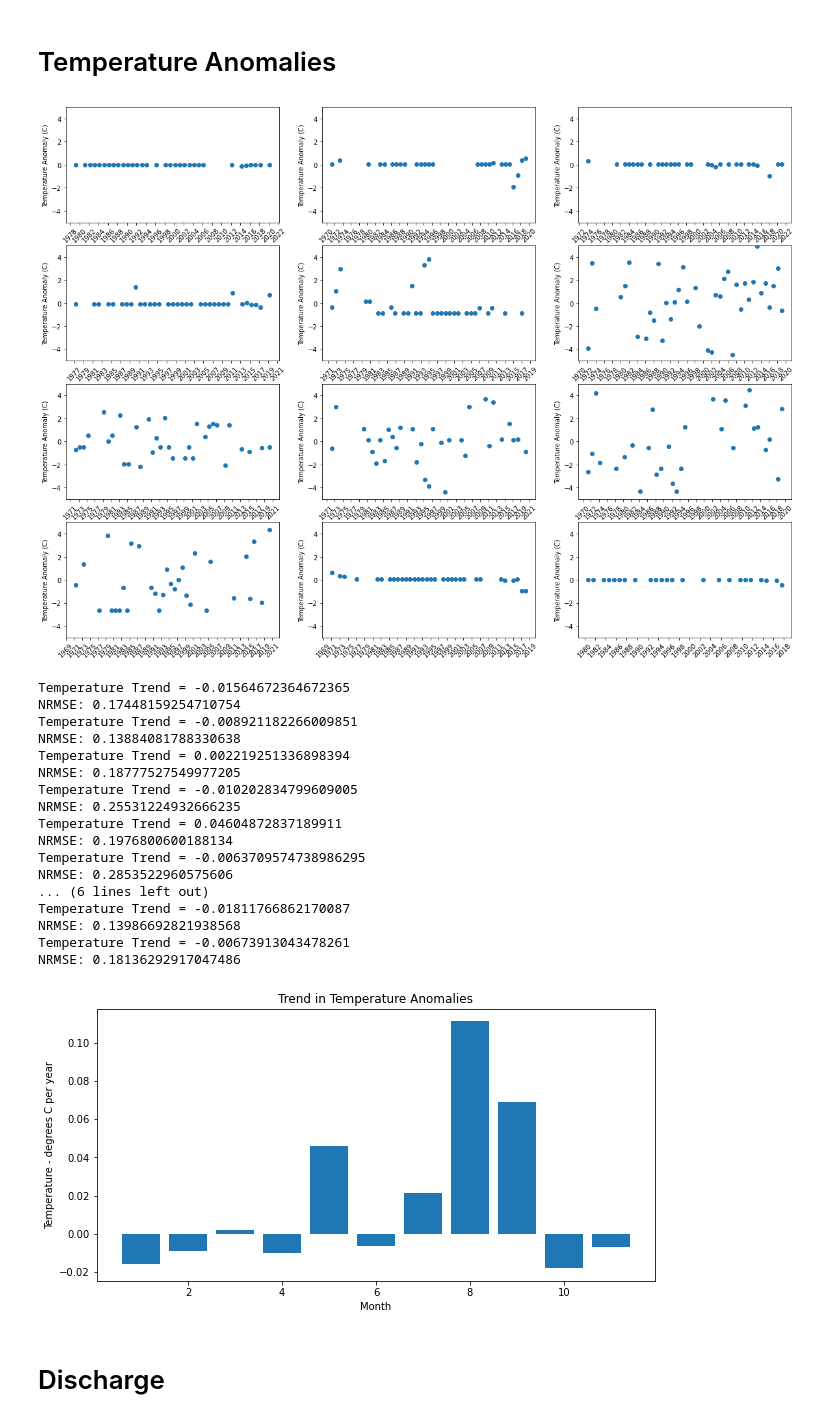
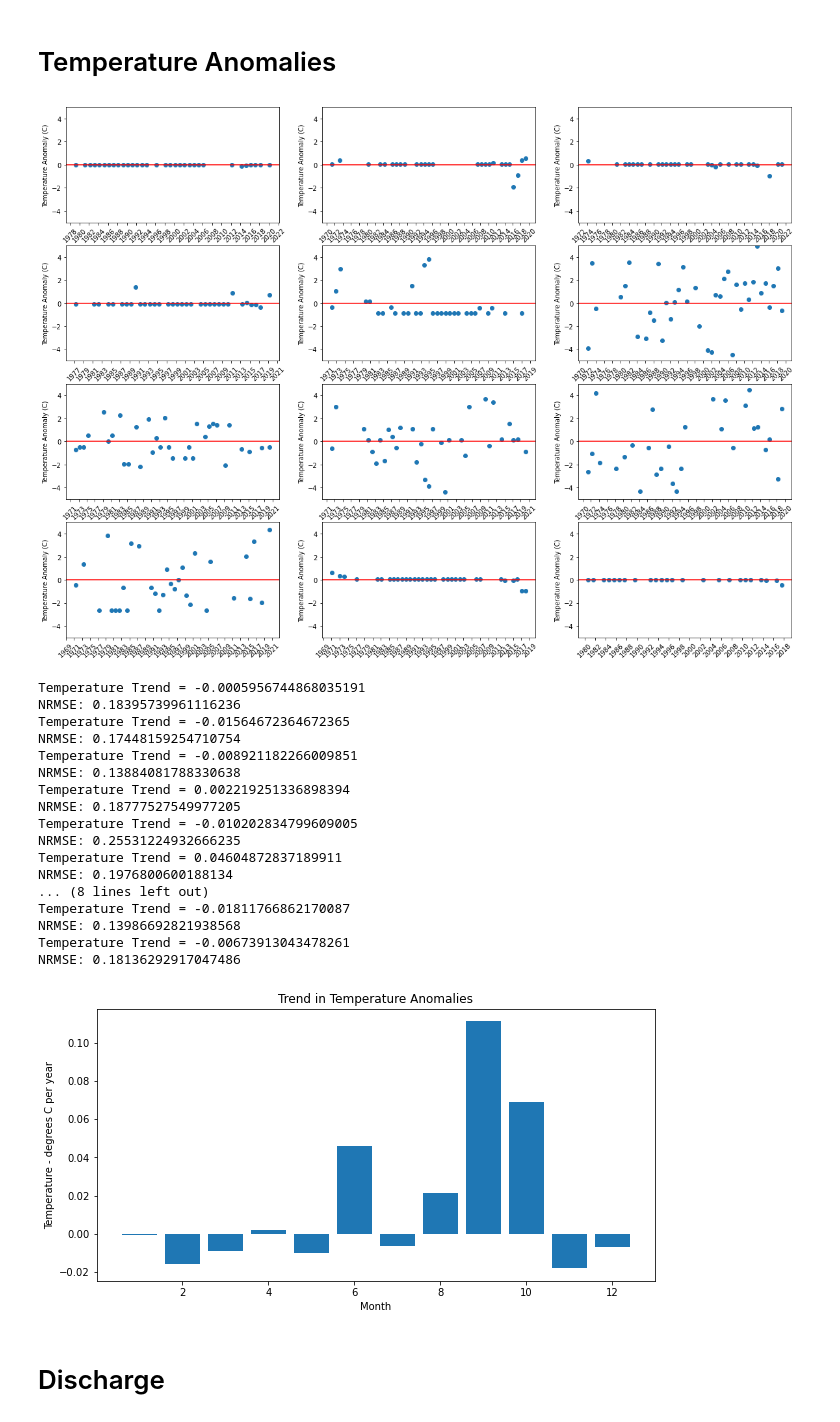
Before and after one commit to mariemccrary/Rivers, a Jupyter notebook: mackenzie.ipynb, the cells around one changed output. Saved outputs shown, nothing was run; the diff lists cells and outputs as text; code cells hidden in the pictures.

```diff
--- a/mackenzie.ipynb
+++ b/mackenzie.ipynb
@@ -630,6 +679,7 @@ for i in range(0,12):
     axs.set_ylim([-5, 5])
     #axs.set_xlim([left, right])
     plt.scatter(anomaly[i].index, anomaly[i])
+    plt.axhline(y=0, color='r', linestyle='-')
 
     # Major ticks every year.
     fmt_year = mdates.MonthLocator(interval=24)
@@ -640,13 +690,12 @@ for i in range(0,12):
 
 plt.show()
 # %% [output]
-[figure, old version]
+[figure, new version]
 # %%
 temp_trend_a = []
 temp_nrmse_a = []
-for i in range(1,12):
-    #To perform the linear regression we need the dates to be numeric
-    #date_ord = anomaly.index(datetime.date.toordinal)
+for i in range(0,12):
+    # Anomaly indexing starts at 0 since it is a series generated by appending each difference
 
     # perform regression
     coefficients, residuals, _, _, _ = np.polyfit(range(len(anomaly[i].index)),anomaly[i],1,full=True)
@@ -654,38 +703,38 @@ for i in range(1,12):
     nrmse = np.sqrt(mse)/(anomaly[i].max() - anomaly[i].min())
     temp_trend_a.append(coefficients[0])
     temp_nrmse_a.append(nrmse)
     print('Temperature Trend = ' + str(coefficients[0]))
     print('NRMSE: ' + str(nrmse))
 
 fig = plt.figure(figsize = (10, 5))
 #  Bar plot
-plt.bar(range(1,12), temp_trend_a)
+plt.bar(range(1,13), temp_trend_a)
 
 
 plt.xlabel("Month")
 plt.ylabel("Temperature - degrees C per year")
 plt.title("Trend in Temperature Anomalies")
 
 plt.show()
 # %% [output]
+Temperature Trend = -0.0005956744868035191
+NRMSE: 0.18395739961116236
 Temperature Trend = -0.01564672364672365
 NRMSE: 0.17448159254710754
 Temperature Trend = -0.008921182266009851
 NRMSE: 0.13884081788330638
 Temperature Trend = 0.002219251336898394
 NRMSE: 0.18777527549977205
 Temperature Trend = -0.010202834799609005
 NRMSE: 0.25531224932666235
 Temperature Trend = 0.04604872837189911
 NRMSE: 0.1976800600188134
-Temperature Trend = -0.0063709574738986295
-NRMSE: 0.2853522960575606
-... (6 lines left out)
+... (8 lines left out)
 Temperature Trend = -0.01811766862170087
 NRMSE: 0.13986692821938568
 Temperature Trend = -0.00673913043478261
 NRMSE: 0.18136292917047486
-[figure, old version]
+[figure, new version]
 # %% [markdown]
 # Discharge
 # %%
```
Also changed, not shown: parts of 37 cells of this notebook.
